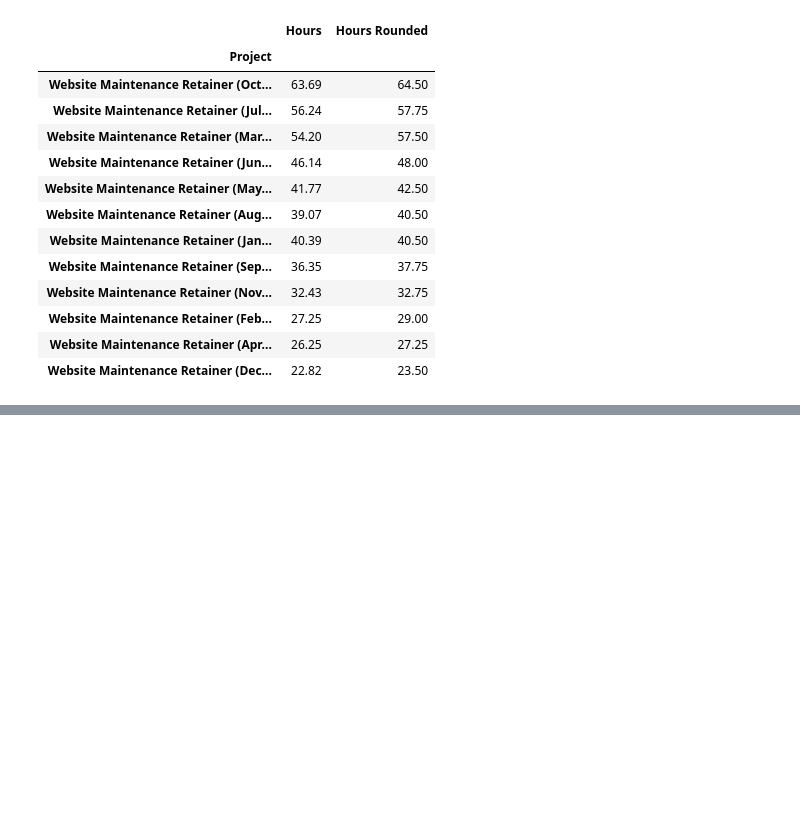
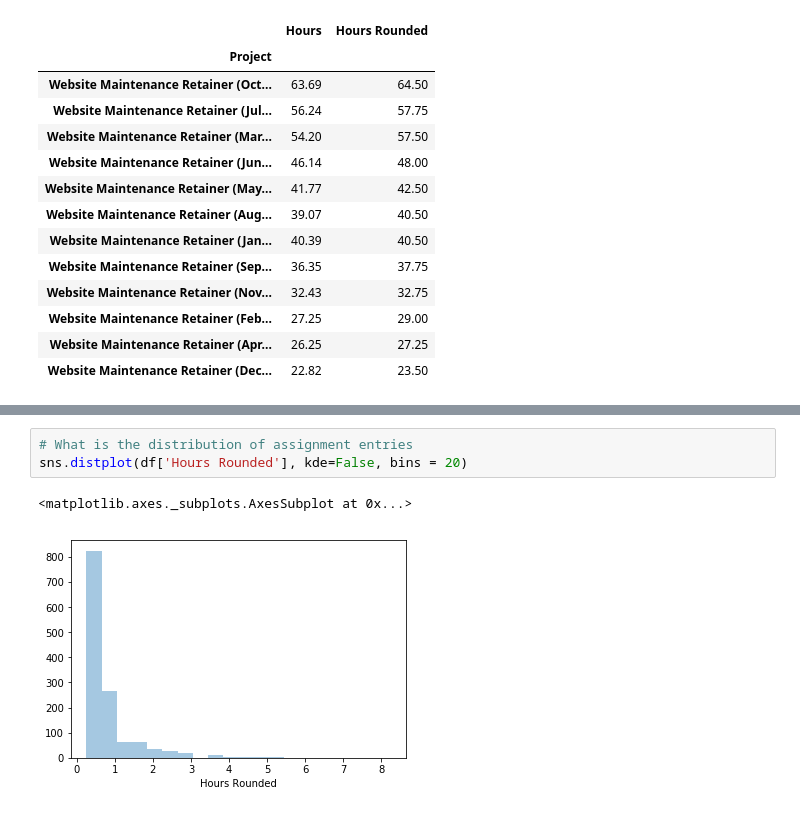
Before and after one commit to kbrook10/bootcamp_python_for_data_science_and_machine_learning, a Jupyter notebook: support_files/Practice_KKR/Analysis_KKR_2017.ipynb, the cells around one changed output, grey strips where cells are left out. Cells and saved outputs as stored; diff of their text form; blank space fills up the shorter version.

```diff
--- a/support_files/Practice_KKR/Analysis_KKR_2017.ipynb
+++ b/support_files/Practice_KKR/Analysis_KKR_2017.ipynb
@@ -622,0 +721,6 @@ web_maint_details.groupby('Project').sum().sort_values('Hours Rounded',ascending
+# %%
+# What is the distribution of assignment entries
+sns.distplot(df['Hours Rounded'], kde=False, bins = 20)
+# %% [output]
+<matplotlib.axes._subplots.AxesSubplot at 0x...>
+[figure, added]
```
Also changed, not shown: parts of 17 cells of this notebook, 2 other files.
